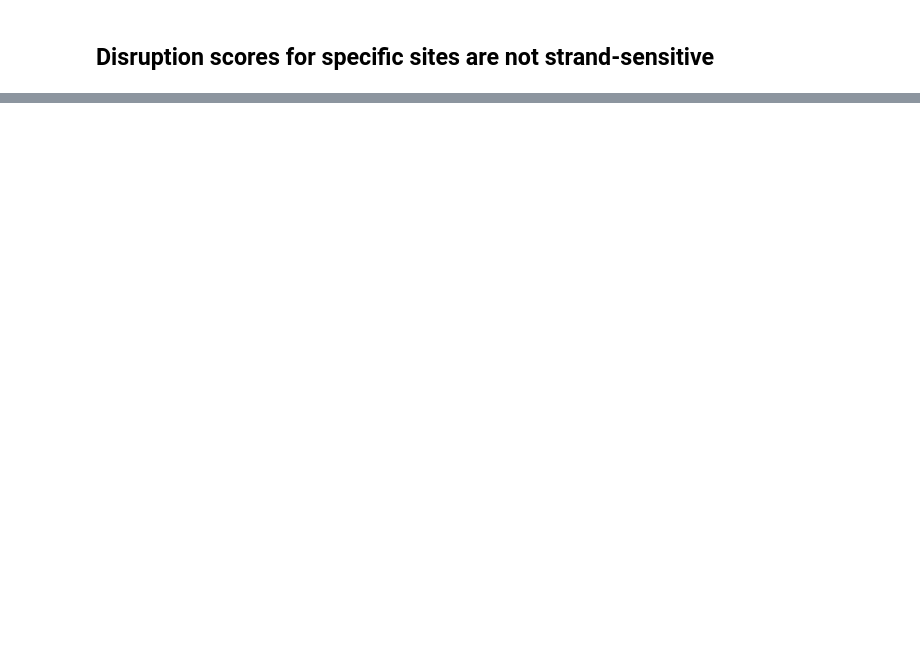
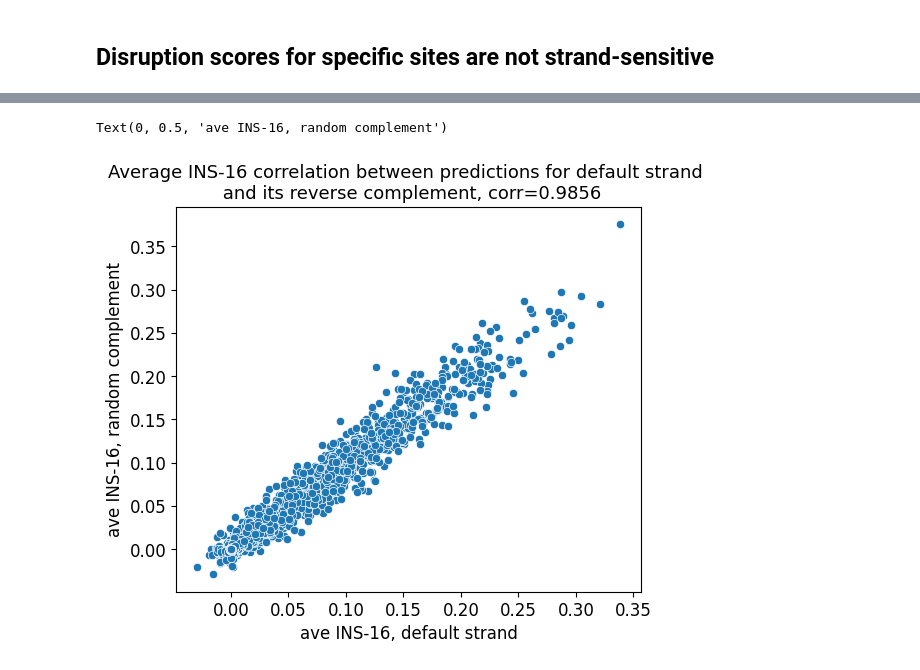
Before and after one commit to Fudenberg-Research-Group/akitaV2-analyses, a Jupyter notebook: experiments/genomic_disruption/reverse_compliment/analysis/analysis.ipynb, the cells around one changed output, grey strips where cells are left out. Cells and saved outputs as stored; diff of their text form; code cells hidden in the pictures; blank space fills up the shorter version.

```diff
--- a/experiments/genomic_disruption/reverse_compliment/analysis/analysis.ipynb
+++ b/experiments/genomic_disruption/reverse_compliment/analysis/analysis.ipynb
@@ -46,0 +30,10 @@ Text(0, 0.5, 'ave SCD, random complement')
+# %%
+plt.figure(figsize=(6,5))
+sn.scatterplot(x=df["INS-16"], y=df["RC_INS-16"])
+rc_corr = round(stats.pearsonr(df["INS-16"], df["RC_INS-16"]).statistic, 4)
+plt.title(f"Average INS-16 correlation between predictions for default strand \n and its reverse complement, corr={rc_corr}")
+plt.xlabel(f"ave INS-16, default strand")
+plt.ylabel(f"ave INS-16, random complement")
+# %% [output]
+Text(0, 0.5, 'ave INS-16, random complement')
+[figure, added]
```
Also changed, not shown: parts of 10 cells of this notebook, 2 other files.
